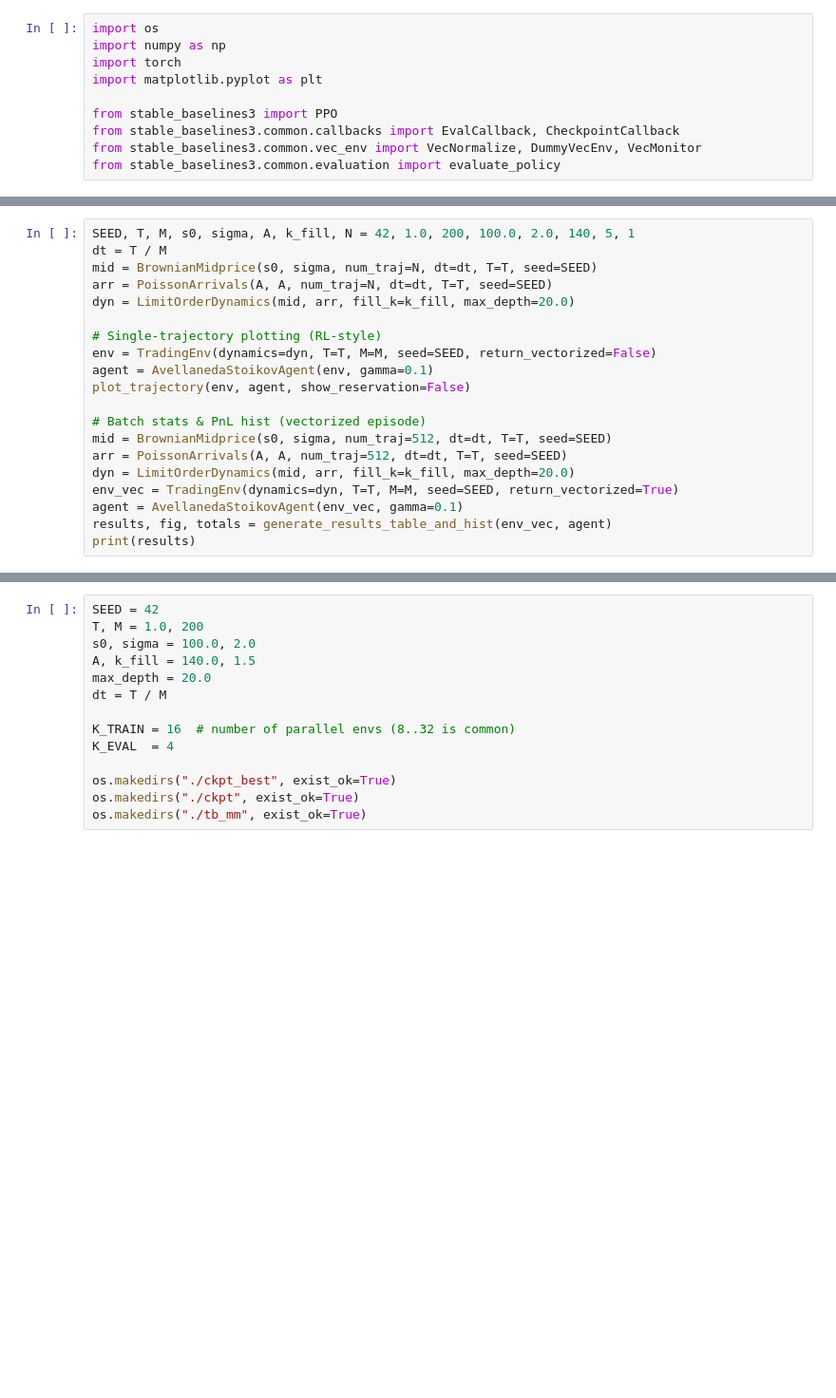
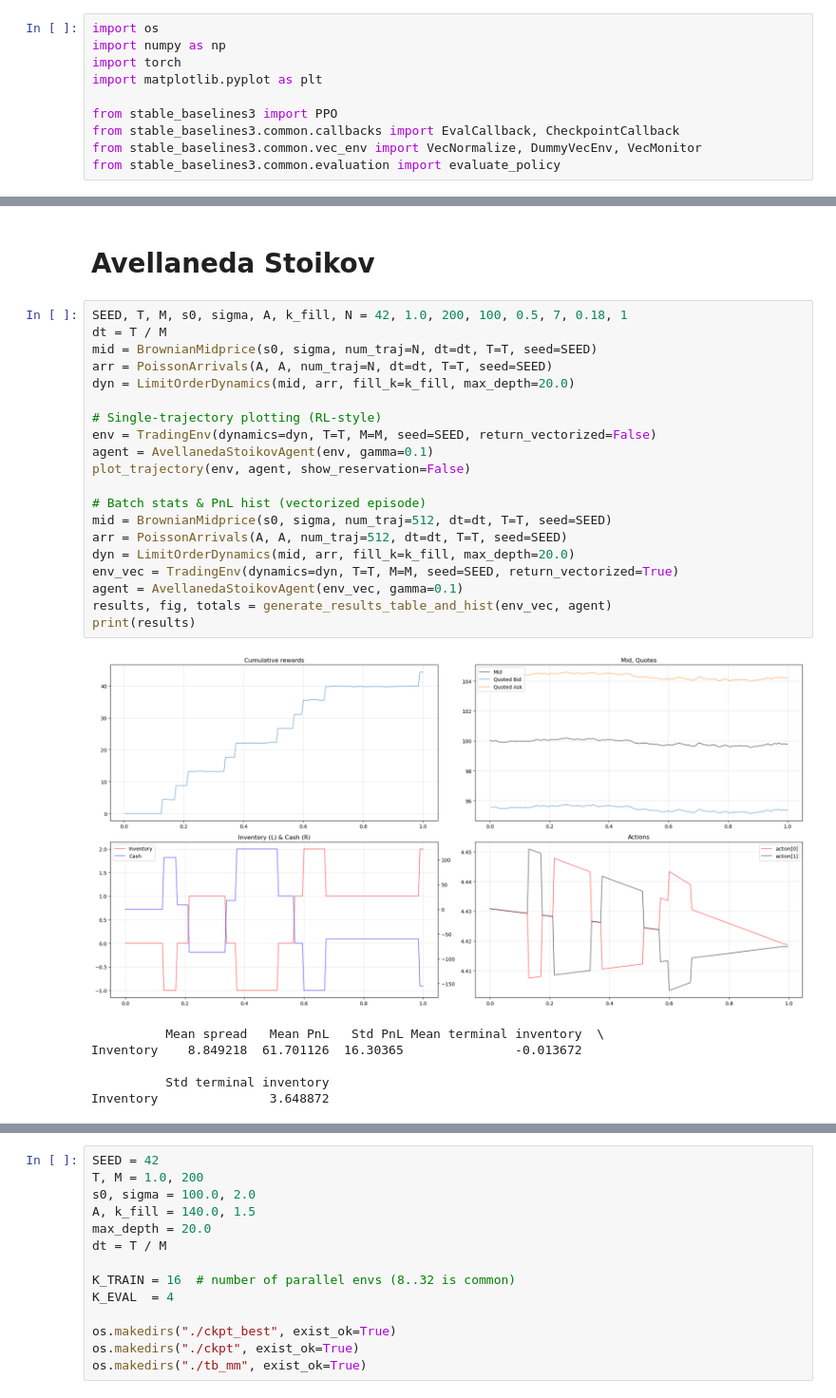
Before and after one commit to AA-ron2/Thesis_AI4Trading, a Jupyter notebook: test.ipynb, the cells around one changed output, grey strips where cells are left out. Shown at 95% size. Cells and saved outputs as stored; diff of their text form; blank space fills up the shorter version.

```diff
--- a/test.ipynb
+++ b/test.ipynb
@@ -130,20 +218,29 @@ plot_trajectory(env, agent, show_reservation=False)
+# %% [markdown]
+# Avellaneda Stoikov
 # %%
-SEED, T, M, s0, sigma, A, k_fill, N = 42, 1.0, 200, 100.0, 2.0, 140, 5, 1
+SEED, T, M, s0, sigma, A, k_fill, N = 42, 1.0, 200, 100, 0.5, 7, 0.18, 1
 dt = T / M
 mid = BrownianMidprice(s0, sigma, num_traj=N, dt=dt, T=T, seed=SEED)
 arr = PoissonArrivals(A, A, num_traj=N, dt=dt, T=T, seed=SEED)
 dyn = LimitOrderDynamics(mid, arr, fill_k=k_fill, max_depth=20.0)
 
 # Single-trajectory plotting (RL-style)
 env = TradingEnv(dynamics=dyn, T=T, M=M, seed=SEED, return_vectorized=False)
 agent = AvellanedaStoikovAgent(env, gamma=0.1)
 plot_trajectory(env, agent, show_reservation=False)
 
 # Batch stats & PnL hist (vectorized episode)
 mid = BrownianMidprice(s0, sigma, num_traj=512, dt=dt, T=T, seed=SEED)
 arr = PoissonArrivals(A, A, num_traj=512, dt=dt, T=T, seed=SEED)
 dyn = LimitOrderDynamics(mid, arr, fill_k=k_fill, max_depth=20.0)
 env_vec = TradingEnv(dynamics=dyn, T=T, M=M, seed=SEED, return_vectorized=True)
 agent = AvellanedaStoikovAgent(env_vec, gamma=0.1)
 results, fig, totals = generate_results_table_and_hist(env_vec, agent)
 print(results)
+# %% [output]
+[figure, added]
+          Mean spread   Mean PnL   Std PnL Mean terminal inventory  \
+Inventory    8.849218  61.701126  16.30365               -0.013672
+
+          Std terminal inventory
+Inventory               3.648872
```
Also changed, not shown: parts of 10 cells of this notebook, 4 other files.
